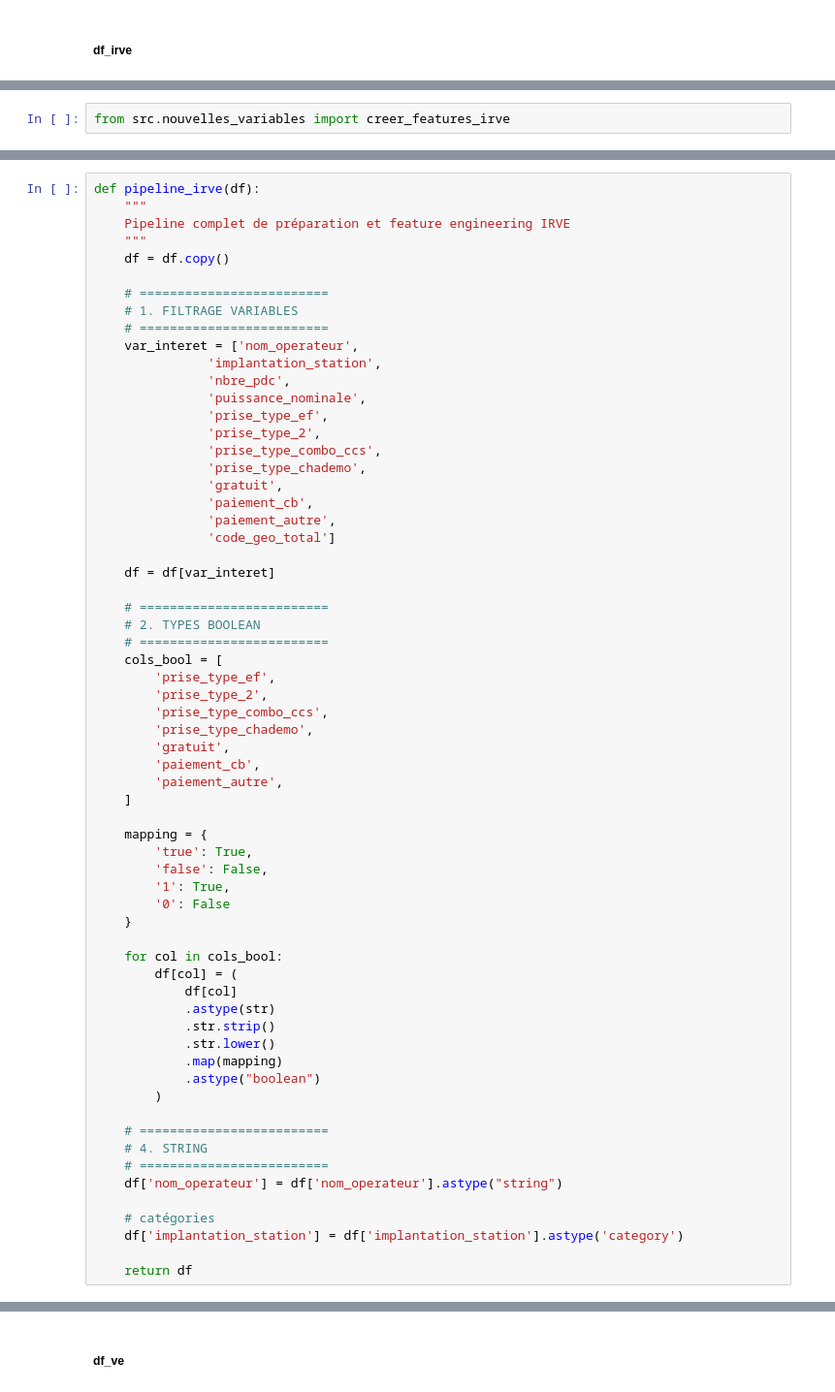
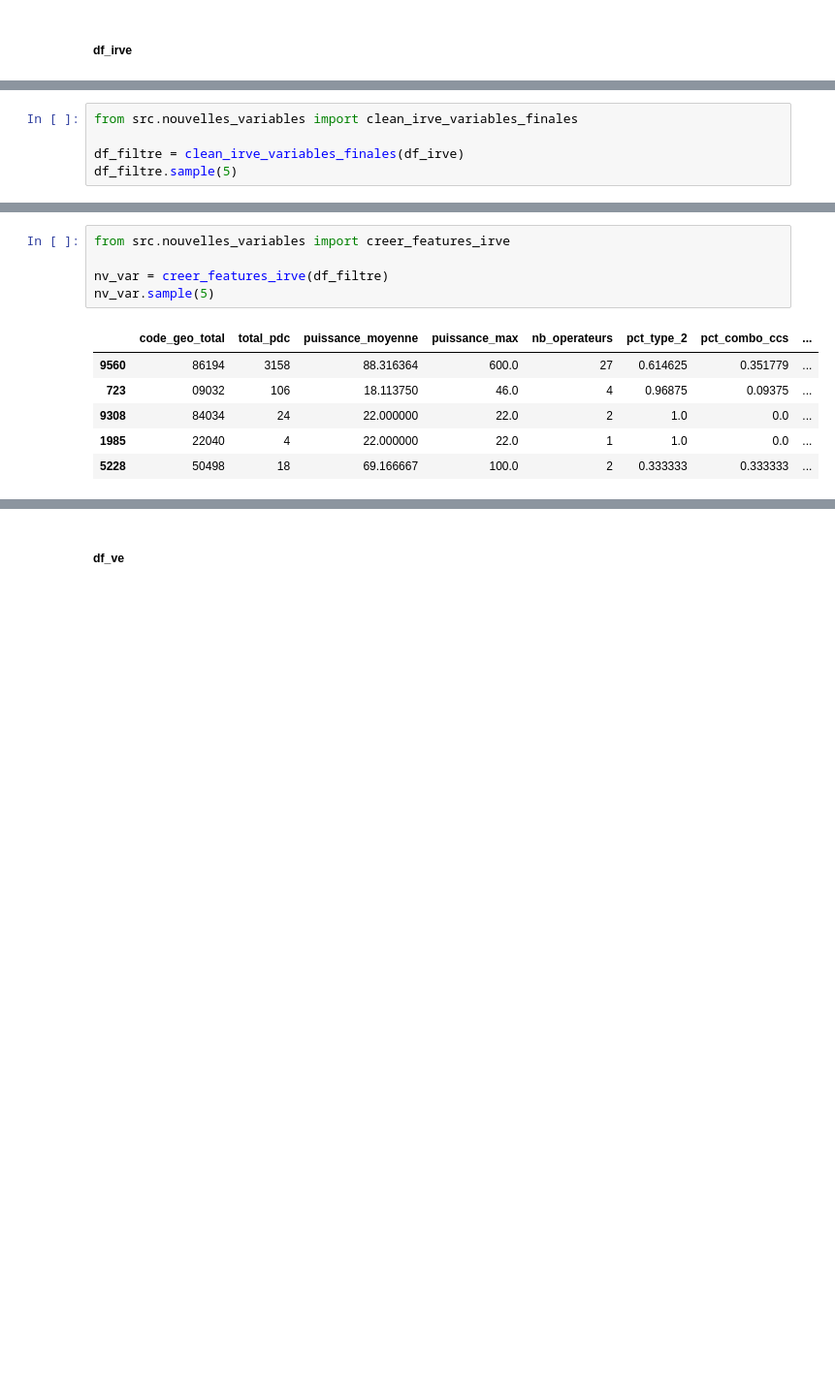
Before and after one commit to Laurine-ensai/projet_python_pour_la_data_science, a Jupyter notebook: preparation_data.ipynb, the cells around one changed output, grey strips where cells are left out. Shown at 97% size. Drawn from its saved outputs; the diff is of its cells as text; blank space fills up the shorter version.

```diff
--- a/preparation_data.ipynb
+++ b/preparation_data.ipynb
@@ -123,2 +229,5 @@ Ici, l'objectif est de mesurer l'offre de recharge par commune. Comme il peut y
 # %%
-from src.nouvelles_variables import creer_features_irve
+from src.nouvelles_variables import clean_irve_variables_finales
+
+df_filtre = clean_irve_variables_finales(df_irve)
+df_filtre.sample(5)
@@ -127,64 +243,12 @@ mettre ça ailleurs
 # %%
-def pipeline_irve(df):
-    """
-    Pipeline complet de préparation et feature engineering IRVE
-    """
-    df = df.copy()
+from src.nouvelles_variables import creer_features_irve
 
-    # =========================
-    # 1. FILTRAGE VARIABLES
-    # =========================
-    var_interet = ['nom_operateur',
-               'implantation_station',
-               'nbre_pdc',
-               'puissance_nominale',
-               'prise_type_ef',
-               'prise_type_2',
-               'prise_type_combo_ccs',
-               'prise_type_chademo',
-               'gratuit',
-               'paiement_cb',
-               'paiement_autre',
-               'code_geo_total']
-
-    df = df[var_interet]
-
-    # =========================
-    # 2. TYPES BOOLEAN
-    # =========================
-    cols_bool = [
-        'prise_type_ef',
-        'prise_type_2',
-        'prise_type_combo_ccs',
-        'prise_type_chademo',
-        'gratuit',
-        'paiement_cb',
-        'paiement_autre',
-    ]
-
-    mapping = {
-        'true': True,
-        'false': False,
-        '1': True,
-        '0': False
-    }
-
-    for col in cols_bool:
-        df[col] = (
-            df[col]
-            .astype(str)
-            .str.strip()
-            .str.lower()
-            .map(mapping)
-            .astype("boolean")
-        )
-
-    # =========================
-    # 4. STRING
-    # =========================
-    df['nom_operateur'] = df['nom_operateur'].astype("string")
-
-    # catégories
-    df['implantation_station'] = df['implantation_station'].astype('category')
-
-    return df
+nv_var = creer_features_irve(df_filtre)
+nv_var.sample(5)
+# %% [output]
+|  | code_geo_total | total_pdc | puissance_moyenne | puissance_max | nb_operateurs | pct_type_2 | pct_combo_ccs | ... |
+| 9560 | 86194 | 3158 | 88.316364 | 600.0 | 27 | 0.614625 | 0.351779 | ... |
+| 723 | 09032 | 106 | 18.113750 | 46.0 | 4 | 0.96875 | 0.09375 | ... |
+| 9308 | 84034 | 24 | 22.000000 | 22.0 | 2 | 1.0 | 0.0 | ... |
+| 1985 | 22040 | 4 | 22.000000 | 22.0 | 1 | 1.0 | 0.0 | ... |
+| 5228 | 50498 | 18 | 69.166667 | 100.0 | 2 | 0.333333 | 0.333333 | ... |
```
Also changed, not shown: parts of 29 cells of this notebook, 2 other files.
